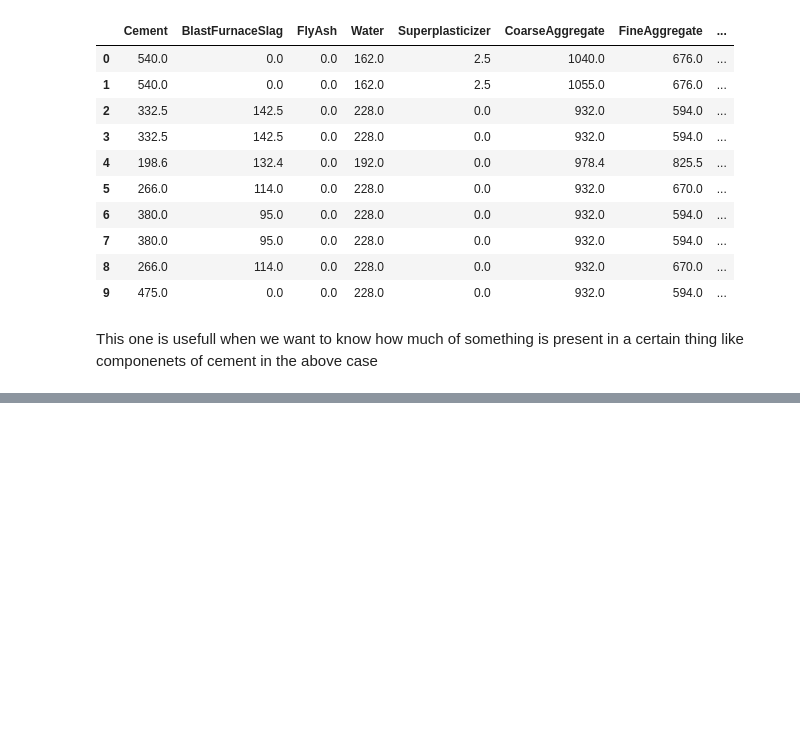
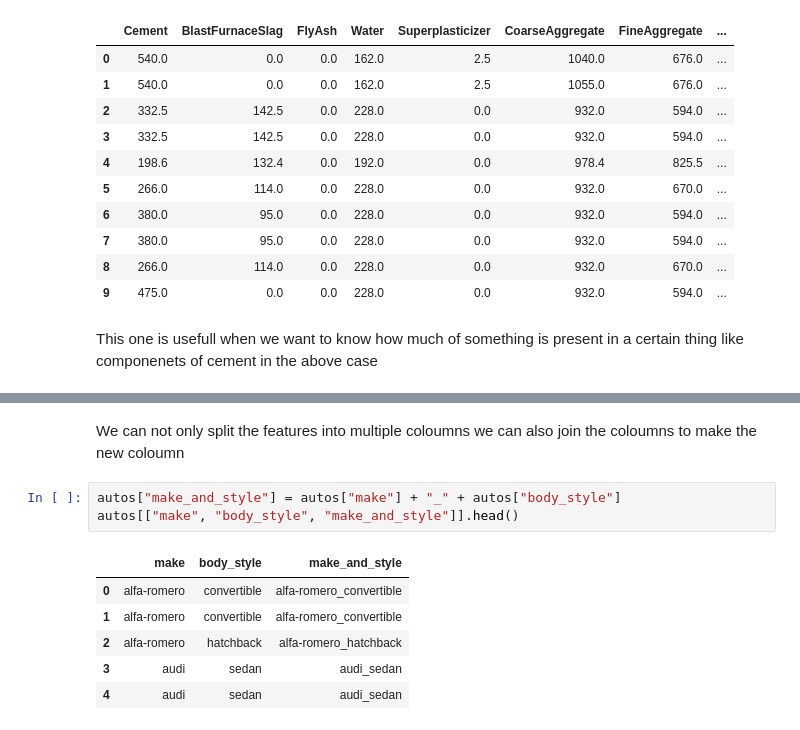
Before and after one commit to Muhammad-Awais-Tariq/Data-Preprocessing, a Jupyter notebook: Feature Engineering/feature_kaggle.ipynb, the cells around one changed output, grey strips where cells are left out. Saved outputs shown, nothing was run; the diff lists cells and outputs as text; blank space fills up the shorter version.

```diff
--- a/Feature Engineering/feature_kaggle.ipynb
+++ b/Feature Engineering/feature_kaggle.ipynb
@@ -223,0 +270,12 @@ This one is usefull when we want to know how much of something is present in a c
+# %% [markdown]
+We can not only split the features into multiple coloumns we can also join the coloumns to make the new coloumn
+# %%
+autos["make_and_style"] = autos["make"] + "_" + autos["body_style"]
+autos[["make", "body_style", "make_and_style"]].head()
+# %% [output]
+|  | make | body_style | make_and_style |
+| 0 | alfa-romero | convertible | alfa-romero_convertible |
+| 1 | alfa-romero | convertible | alfa-romero_convertible |
+| 2 | alfa-romero | hatchback | alfa-romero_hatchback |
+| 3 | audi | sedan | audi_sedan |
+| 4 | audi | sedan | audi_sedan |
```
Also changed, not shown: parts of 6 cells of this notebook.
